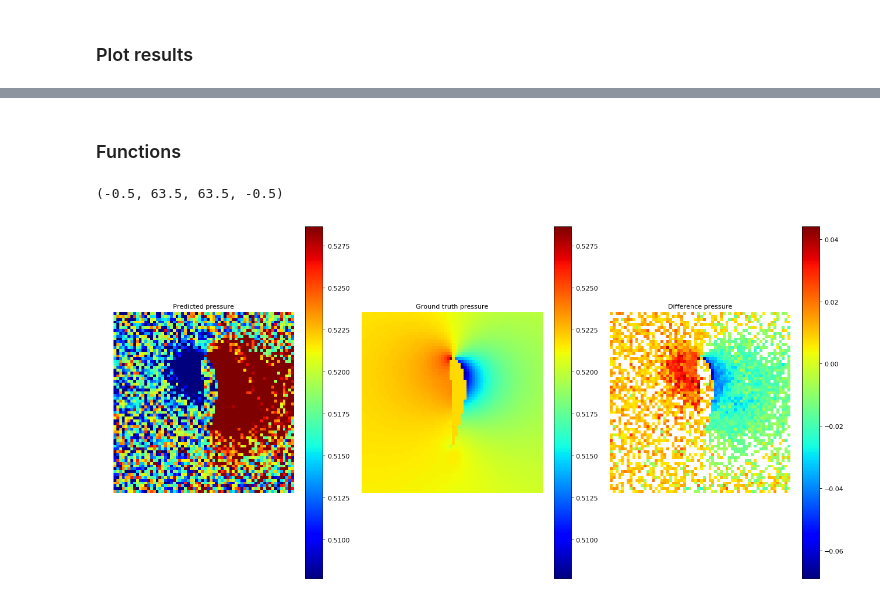
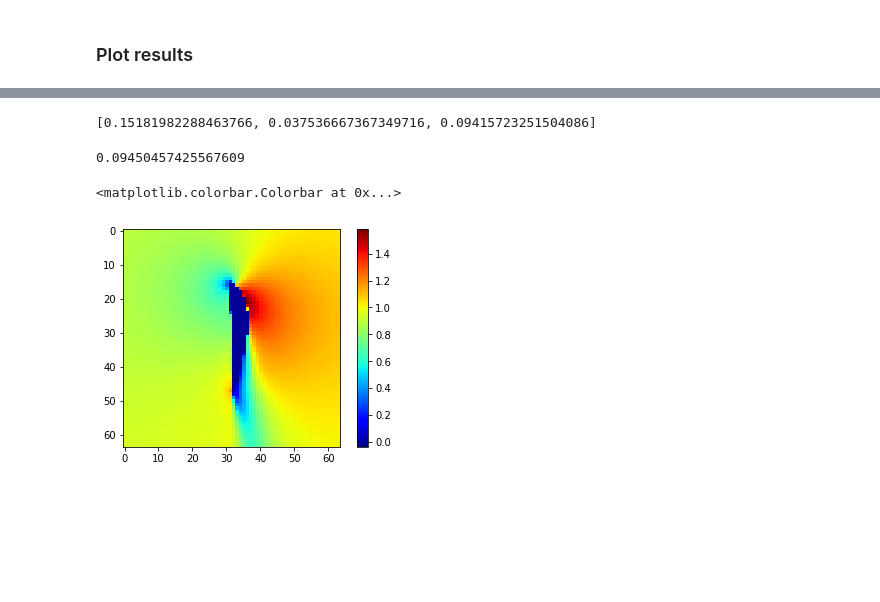
Before and after one commit to BSVogler/ferienakademie2018-accelerating-physics-with-deep-learning, a Jupyter notebook: Tutorial_1.ipynb, the cells around one changed output, grey strips where cells are left out. Saved outputs shown, nothing was run; the diff lists cells and outputs as text; code cells hidden in the pictures; blank space fills up the shorter version.

Commit message:
added mean calculator and denormalize method

```diff
--- a/Tutorial_1.ipynb
+++ b/Tutorial_1.ipynb
@@ -313,2 +316,0 @@ plotter(predictions,truth,index = args[1])
-# %% [markdown]
-### Functions
@@ -414,0 +317,24 @@ def plotter(x,y,index = -1):
+# %%
+def get_mean_img(reference,output):
+    mean_ref = reference.sum(axis = 0)/len(reference)
+    mean_output = output.sum(axis = 0)/len(output)
+    rel_err = []
+    [rel_err.append(relative_error(mean_ref[:,:,ch], mean_output[:,:,ch])) for ch in range(0,3)]
+    return mean_ref, mean_output, rel_err
+# %%
+mean_ref, mean_output, rel_err = get_mean_img(truth[:10],predictions[:10])
+# %%
+rel_err
+# %% [output]
+[0.15181982288463766, 0.037536667367349716, 0.09415723251504086]
+# %%
+np.asarray(rel_err).mean()
+# %% [output]
+0.09450457425567609
+# %%
+plt.figure()
+plt.imshow(mean_ref[:,:,1],cmap = 'jet')
+plt.colorbar()
+# %% [output]
+<matplotlib.colorbar.Colorbar at 0x...>
+[figure, added]
@@ -448,28 +419,0 @@ def preprocess_data(inputs,targets,norm = 1):
-# %%
-    arg = 0
-    plt.figure(num=None, figsize=(20, 10), dpi=80, facecolor='w', edgecolor='k')
-    plt.subplot(131)
-    plt.title('Predicted pressure', fontsize=10)
-    plt.imshow(predictions[arg,:,:,0], cmap='jet',
-               vmin=truth[arg,:,:,0].min(),
-               vmax=truth[arg,:,:,0].max())
-    plt.colorbar()
-    plt.axis('off')
-
-    plt.subplot(132)
-    plt.title('Ground truth pressure', fontsize=10)
-    plt.imshow(truth[arg,:,:,0],cmap='jet')
-    plt.colorbar()
-    plt.axis('off')
-
-    plt.subplot(133)
-    p = truth[arg,:,:,0] - predictions[arg,:,:,0]
-    pmask = np.ma.masked_where(np.abs(p) <= 5e-3,p)
-    plt.title('Difference pressure', fontsize=10)
-    plt.imshow(pmask,cmap='jet')
-    plt.subplots_adjust(wspace = .1)
-    plt.colorbar()
-    plt.axis('off')
-# %% [output]
-(-0.5, 63.5, 63.5, -0.5)
-[figure, removed]
```
Also changed, not shown: parts of 24 cells of this notebook, 1 other file.
